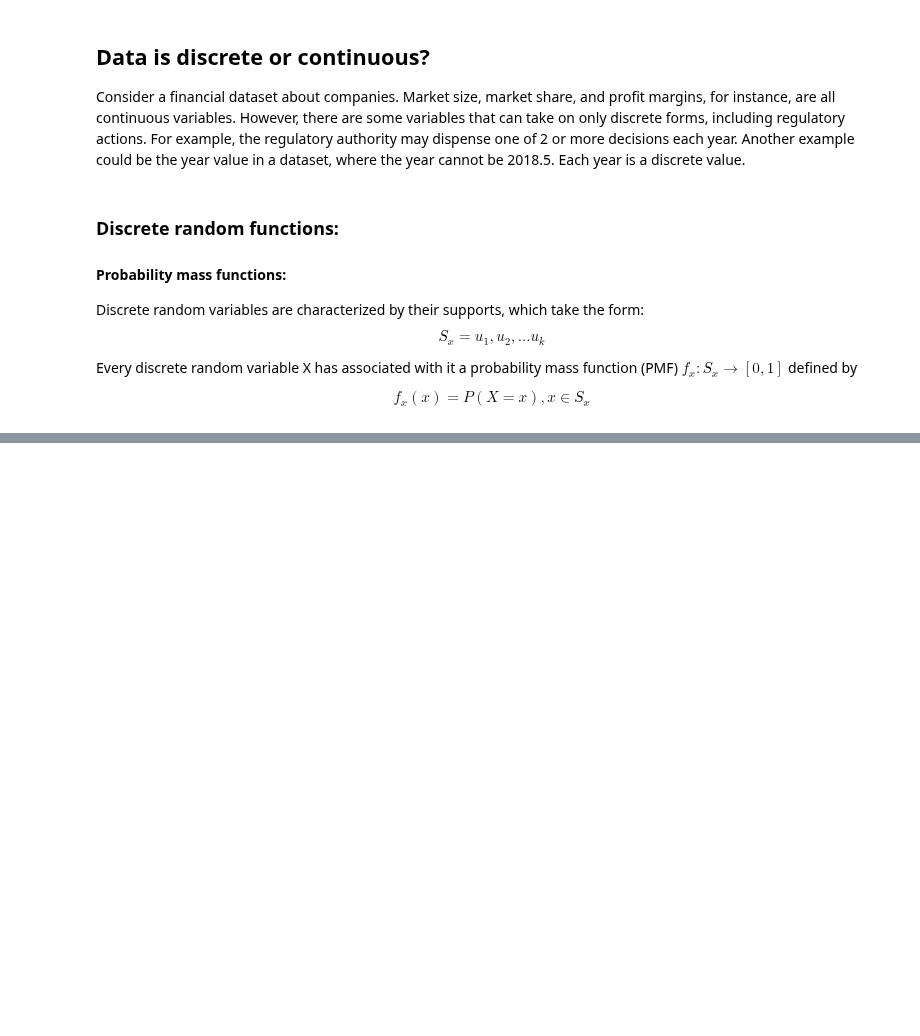
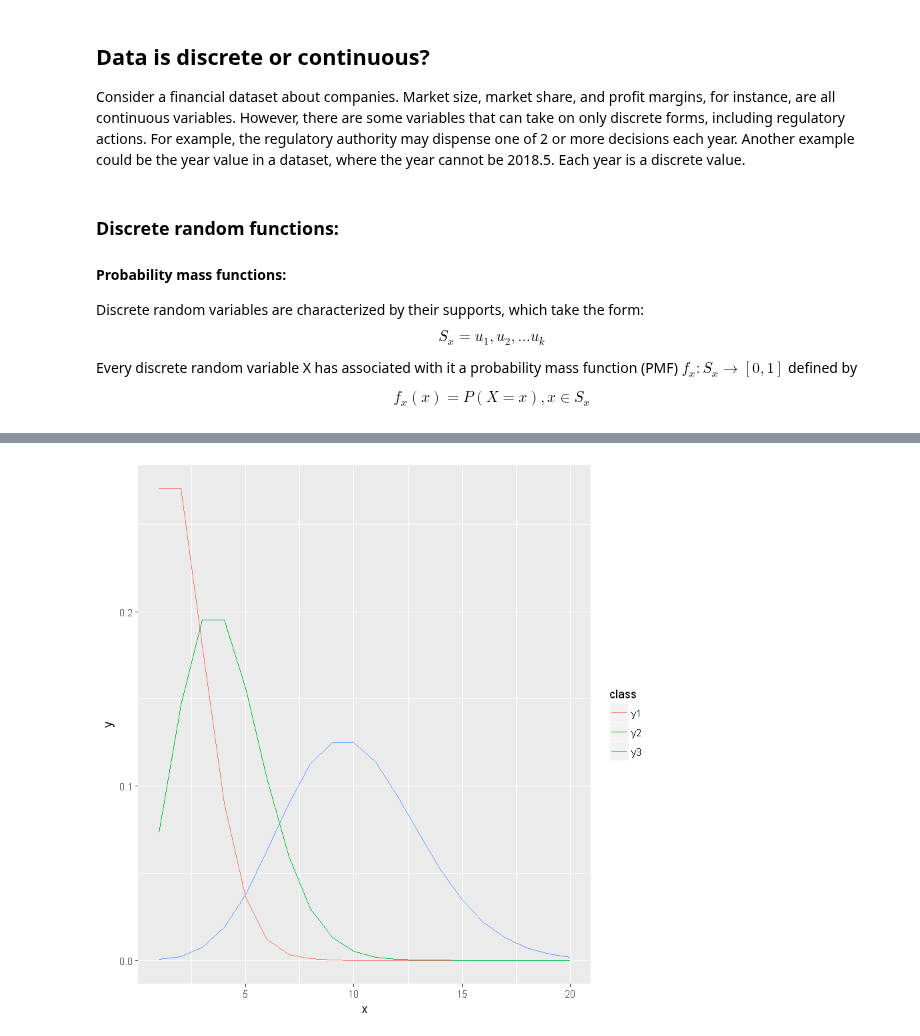
Before and after one commit to iamjz/R-Data, a Jupyter notebook: DiscreteDistributions.ipynb, the cells around one changed output, grey strips where cells are left out. Drawn from its saved outputs; the diff is of its cells as text; code cells hidden in the pictures; blank space fills up the shorter version.

```diff
--- a/DiscreteDistributions.ipynb
+++ b/DiscreteDistributions.ipynb
@@ -29,0 +162,3 @@ $$f_x(x) = P(X = x), x \in S_x$$
+# %%
+# 2 events occuring in a time interval for a total of 20 events
+y1 <- dpois(x, 2)
@@ -29,0 +172,3 @@ $$f_x(x) = P(X = x), x \in S_x$$
+# %%
+# 4 events occuring in a time interval for a total of 20 events
+y2 <- dpois(x, 4)
@@ -29,0 +182,3 @@ $$f_x(x) = P(X = x), x \in S_x$$
+# %%
+# 10 events occuring in a time interval for a total of 20 events
+y3 <- dpois(x, 10)
@@ -29,0 +192,2 @@ $$f_x(x) = P(X = x), x \in S_x$$
+# %%
+df <- data.frame(x = rep(x, 3), y = c(y1, y2, y3), class = c(rep("y1", 20), rep("y2", 20), rep("y3", 20)))
@@ -29,0 +204,4 @@ $$f_x(x) = P(X = x), x \in S_x$$
+# %%
+ggplot(df, aes(x = x, y = y, color = class)) + geom_line()
+# %% [output]
+[figure, added]
```
Also changed, not shown: parts of 31 cells of this notebook, 1 other file.
